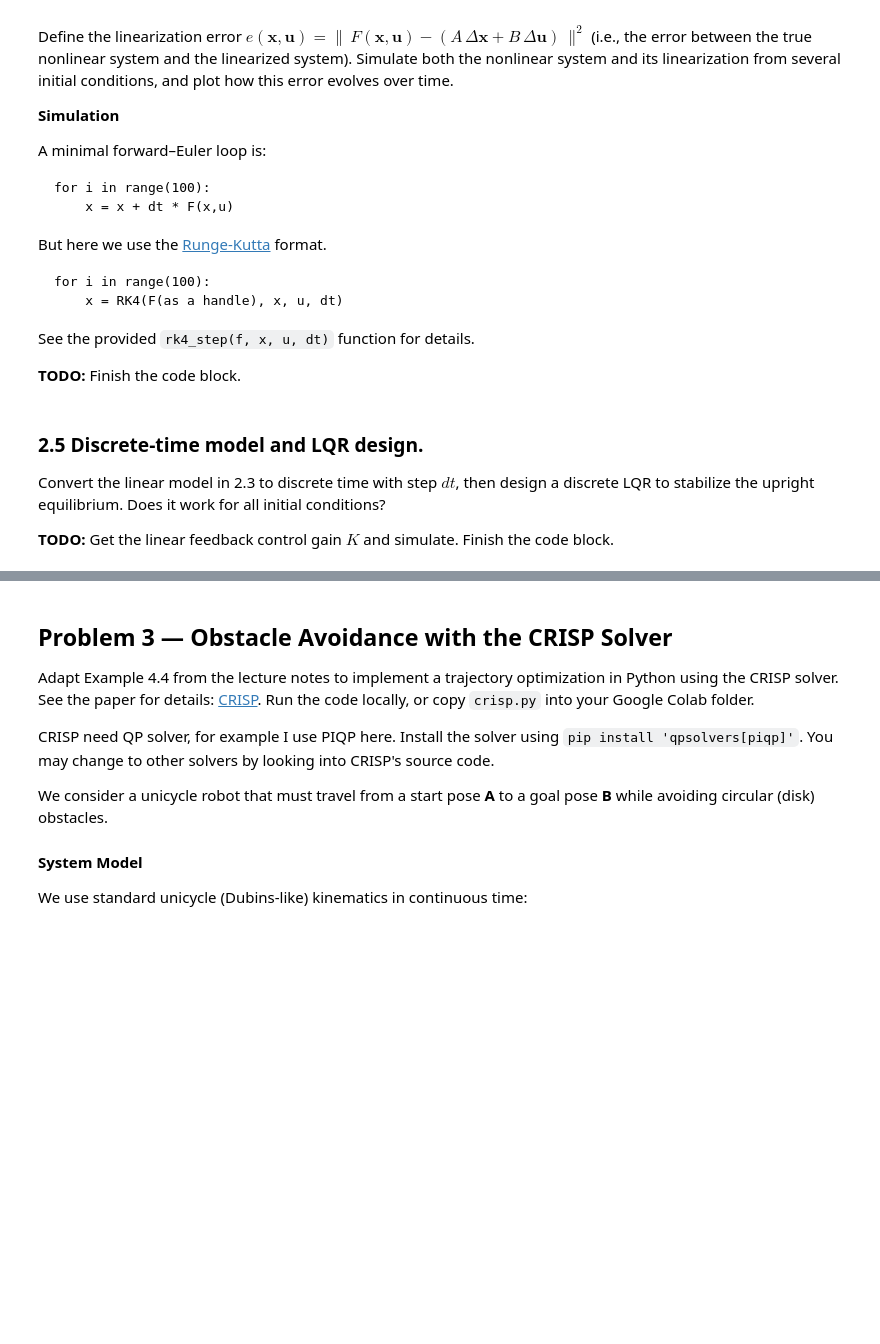
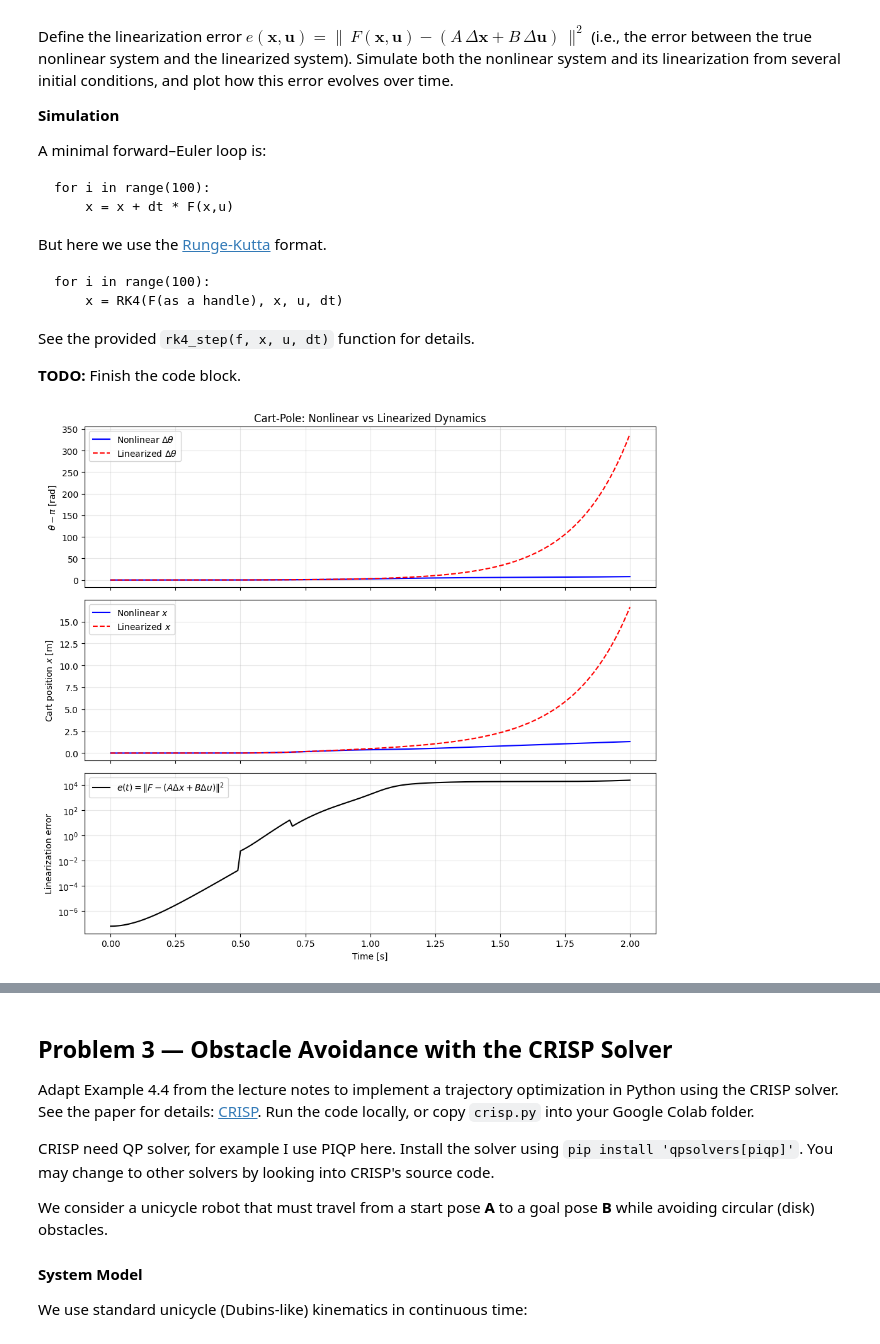
Before and after one commit to mmattyV/2025-ES-AM-158-PSET, a Jupyter notebook: PSET4/pset4.ipynb, the cells around one changed output, grey strips where cells are left out. Cells and saved outputs as stored; diff of their text form; code cells hidden in the pictures; blank space fills up the shorter version.

```diff
--- a/PSET4/pset4.ipynb
+++ b/PSET4/pset4.ipynb
@@ -206,10 +480,17 @@ def F(x, u):
     Nonlinear cart-pole dynamics: x=[x, theta, xdot, thetadot]
     returns [xdot, thetadot, xddot, thetaddot]
     """
-    ####################
-    # TODO: Define the Nonlinear Dynamics here
-    ####################
+    _, theta, x_dot, theta_dot = x
+    u_val = u[0] if hasattr(u, '__len__') else u
 
+    sin_th = np.sin(theta)
+    cos_th = np.cos(theta)
+    D = m_c + m_p * sin_th**2
+
+    x_ddot = (u_val + m_p * sin_th * (l * theta_dot**2 + g * cos_th)) / D
+    theta_ddot = (-(m_c + m_p) * g * sin_th - cos_th * (u_val + m_p * l * theta_dot**2 * sin_th)) / (l * D)
+
+    return np.array([x_dot, theta_dot, x_ddot, theta_ddot])
 
 
 def F_lin_state(x, u):
@@ -218,10 +499,20 @@ def F_lin_state(x, u):
         xdot ≈ A (x - x_star) + B (u - u_star)
     using the provided A and B matrices.
     """
-    ####################
-    # TODO: Define the linear Dynamics here
-    ####################
+    # A and B matrices from 2.3
+    A = np.array([
+        [0, 0, 1, 0],
+        [0, 0, 0, 1],
+        [0, m_p * g / m_c, 0, 0],
+        [0, (m_c + m_p) * g / (l * m_c), 0, 0]
+    ])
+    B = np.array([0, 0, 1/m_c, 1/(l * m_c)])
 
+    u_val = u[0] if hasattr(u, '__len__') else u
+    delta_x = x - x_star
+    delta_u = u_val - u_star[0]
+
+    return A @ delta_x + B * delta_u
 
 
 # -----------------------------
@@ -283,39 +574,65 @@ def simulate_cartpole_error(x0, T=5.0, dt=0.01, u_kind="zero", **u_kwargs):
         X_li[k] = x_li
 
         # linearization error at the *nonlinear* state (definition in the exercise)
         e_vec = F(x_nl, u) - F_lin_state(x_nl, u)
         err[k] = float(np.dot(e_vec, e_vec))  # squared 2-norm
 
         # advance one step
         x_nl = rk4_step(F, x_nl, u, dt)
         x_li = rk4_step(F_lin_state, x_li, u, dt)
 
     return {"t": ts, "X_nl": X_nl, "X_lin": X_li, "e": err}
 
 
 # -----------------------------
 # Plotting
 # -----------------------------
 def plot_results(sim):
-    ####################
-    # TODO: plot result here
-    ####################
+    t = sim["t"]
+    X_nl = sim["X_nl"]
+    X_lin = sim["X_lin"]
+    e = sim["e"]
 
-x0 = np.array([0.0, np.pi + np.deg2rad(2.0), 0.0, 0.0])  # 10° from upright
+    fig, axes = plt.subplots(3, 1, figsize=(10, 9), sharex=True)
+
+    # Plot theta (angle) for both systems
+    axes[0].plot(t, X_nl[:, 1] - np.pi, 'b-', label='Nonlinear $\\Delta\\theta$')
+    axes[0].plot(t, X_lin[:, 1] - np.pi, 'r--', label='Linearized $\\Delta\\theta$')
+    axes[0].set_ylabel('$\\theta - \\pi$ [rad]')
+    axes[0].legend()
+    axes[0].grid(alpha=0.3)
+    axes[0].set_title('Cart-Pole: Nonlinear vs Linearized Dynamics')
+
+    # Plot cart position for both systems
+    axes[1].plot(t, X_nl[:, 0], 'b-', label='Nonlinear $x$')
+    axes[1].plot(t, X_lin[:, 0], 'r--', label='Linearized $x$')
+    axes[1].set_ylabel('Cart position $x$ [m]')
+    axes[1].legend()
+    axes[1].grid(alpha=0.3)
+
+    # Plot linearization error
+    axes[2].plot(t, e, 'k-', label='$e(t) = \\|F - (A\\Delta x + B\\Delta u)\\|^2$')
+    axes[2].set_xlabel('Time [s]')
+    axes[2].set_ylabel('Linearization error')
+    axes[2].legend()
+    axes[2].grid(alpha=0.3)
+    axes[2].set_yscale('log')
+
+    plt.tight_layout()
+    plt.show()
+
+x0 = np.array([0.0, np.pi + np.deg2rad(2.0), 0.0, 0.0])  # 2° from upright
 
 sim = simulate_cartpole_error(
     x0,
     T=2.0,
     dt=0.01,
     u_kind="pulse",   # "zero", "step", "pulse", or "sine"
     amp=5.0,
     t0=0.5,
     width=0.2,
     freq=1.0,
 )
 plot_results(sim)
+# %% [output]
+[figure, added]
-# %% [markdown]
-### 2.5 Discrete-time model and LQR design.
-Convert the linear model in 2.3 to discrete time with step $dt$, then design a discrete LQR to stabilize the upright equilibrium. Does it work for all initial conditions?
-
-**TODO:** Get the linear feedback control gain $K$ and simulate. Finish the code block.
```
Also changed, not shown: parts of 28 cells of this notebook, 2 other files.
